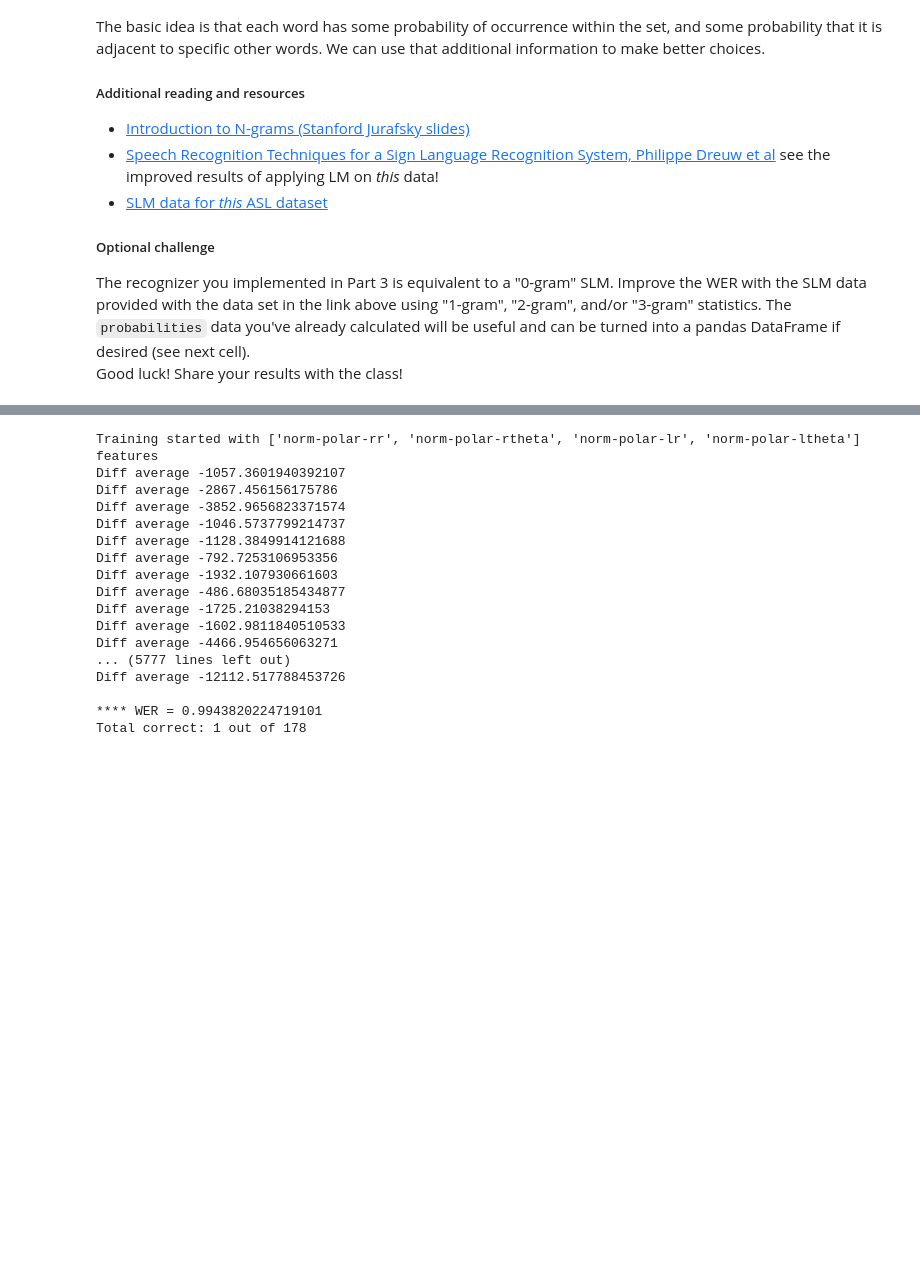
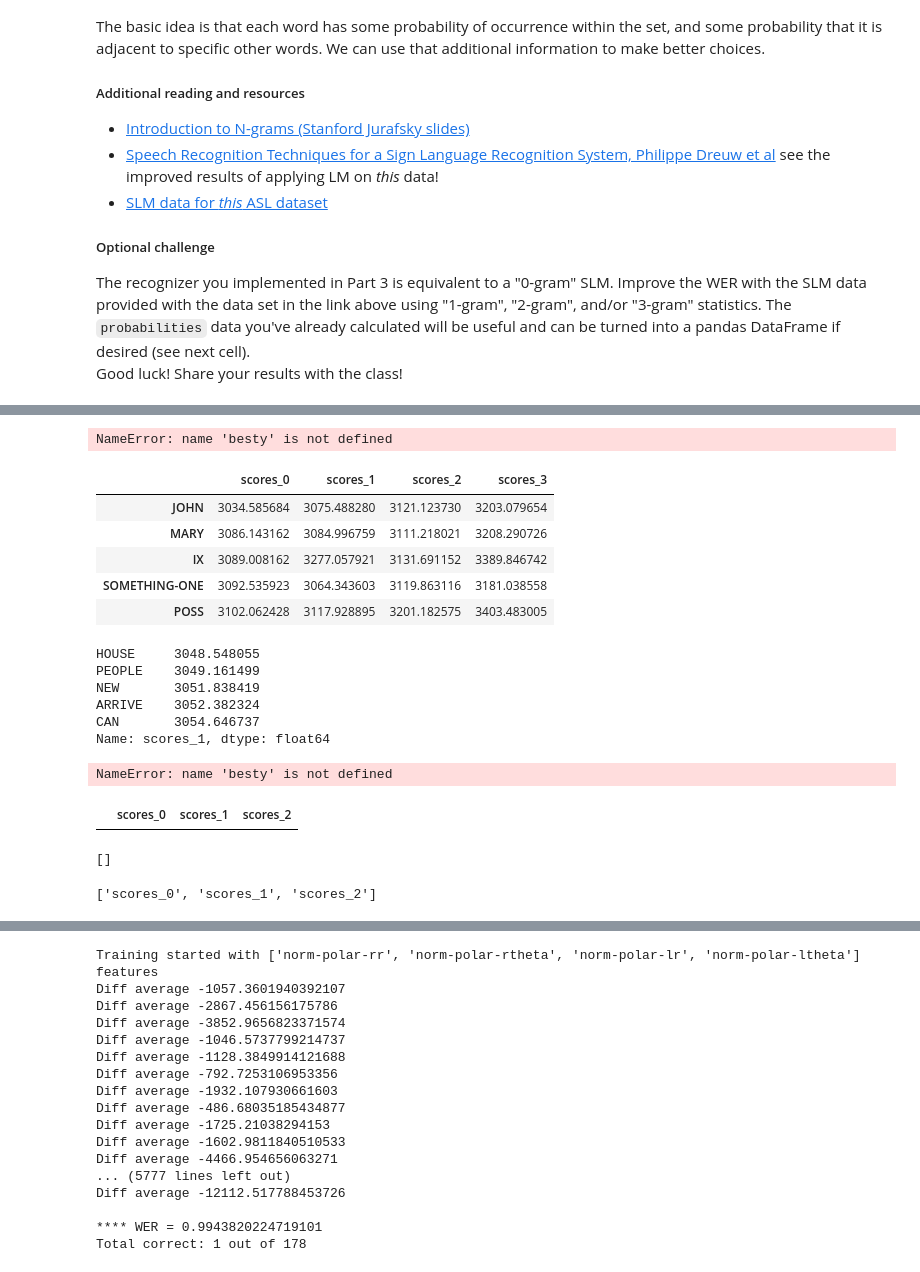
Before and after one commit to suribes/AIND-Recognizer, a Jupyter notebook: asl_recognizer.ipynb, the cells around one changed output, grey strips where cells are left out. Drawn from its saved outputs; the diff is of its cells as text; code cells hidden in the pictures; blank space fills up the shorter version.

```diff
--- a/asl_recognizer.ipynb
+++ b/asl_recognizer.ipynb
@@ -737,0 +1060,7 @@ Number of word models returned = 112
+# %%
+#sentence_index = [0, 1, 2]
+sentence_index = [3, 4, 5, 6]
+#sentence_index = [7, 8, 9, 10]
+besty = 0
+# %%
+besty = get_sentence_score(sentence_index, models, test_set)
@@ -926,0 +1448,4 @@ df_probs.head()
+# %%
+besty.head()
+# %% [output]
+NameError: name 'besty' is not defined
@@ -927,3 +1454,39 @@ df_probs.head()
+# %%
+besty.sort_values(by="scores_0")[:5]
+# %% [output]
+|  | scores_0 | scores_1 | scores_2 | scores_3 |
+| JOHN | 3034.585684 | 3075.488280 | 3121.123730 | 3203.079654 |
+| MARY | 3086.143162 | 3084.996759 | 3111.218021 | 3208.290726 |
+| IX | 3089.008162 | 3277.057921 | 3131.691152 | 3389.846742 |
+| SOMETHING-ONE | 3092.535923 | 3064.343603 | 3119.863116 | 3181.038558 |
+| POSS | 3102.062428 | 3117.928895 | 3201.182575 | 3403.483005 |
+# %%
+besty['scores_1'].order(ascending=True)[:5]
+# %% [output]
+HOUSE     3048.548055
+PEOPLE    3049.161499
+NEW       3051.838419
+ARRIVE    3052.382324
+CAN       3054.646737
+Name: scores_1, dtype: float64
+# %%
+besty.head()
+# %% [output]
+NameError: name 'besty' is not defined
+# %%
+best_scores
+# %% [output]
+|  | scores_0 | scores_1 | scores_2 |
+# %%
+non_numerics = [x for x in best_scores.columns if not (best_scores[x].dtype == np.float64 or best_scores[x].dtype == np.int64)]
+non_numerics
+# %% [output]
+[]
+# %%
+numerics = [x for x in best_scores.columns if x not in non_numerics]
+numerics
+# %% [output]
+['scores_0', 'scores_1', 'scores_2']
 # %%
 %reload_ext autoreload
 %autoreload 2
```
Also changed, not shown: parts of 69 cells of this notebook, 5 other files.
